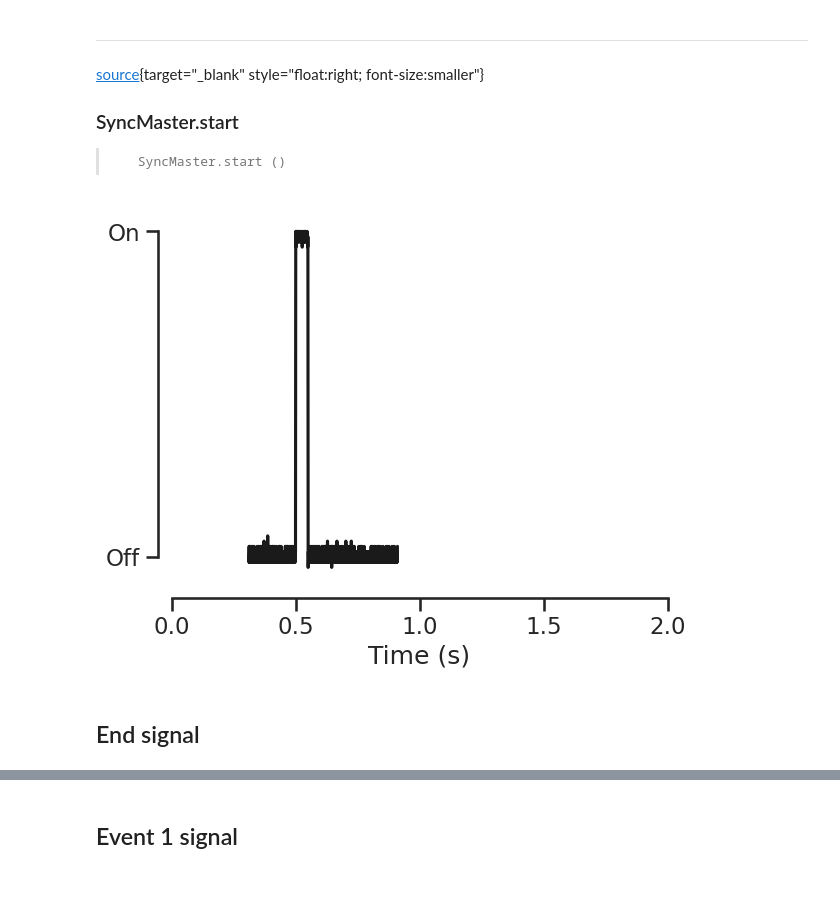
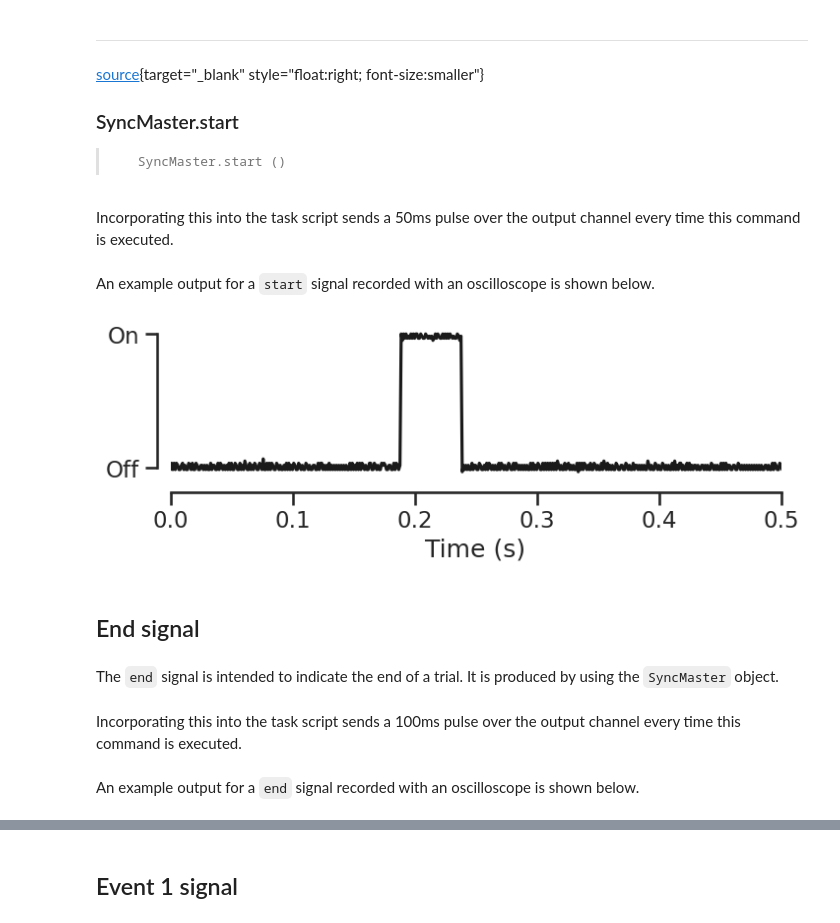
Before and after one commit to conorkeogh/syncmaster, a Jupyter notebook: nbs/03_triggering.ipynb, the cells around one changed output, grey strips where cells are left out. Drawn from its saved outputs; the diff is of its cells as text; code cells hidden in the pictures; blank space fills up the shorter version.

```diff
--- a/nbs/03_triggering.ipynb
+++ b/nbs/03_triggering.ipynb
@@ -34,42 +53,52 @@ show_doc(SyncMaster.start)
 ### SyncMaster.start
 
 >      SyncMaster.start ()
+# %% [markdown]
+Incorporating this into the task script sends a 50ms pulse over the output channel every time this command is executed.
 # %%
 #|eval: false
 # Send start signal
 device.start()
+# %% [markdown]
+An example output for a `start` signal recorded with an oscilloscope is shown below.
 # %%
 #|echo:false
 # Load data
 data = np.loadtxt('./example_data/start_trigger.csv', delimiter=',', skiprows=2, usecols=[0,1])
 
 t = data[:, 0]
 v = data[:, 1]
 
-t = t + 0.5
+t = t + abs(t.min())
 
-fig, ax = plt.subplots()
+fig, ax = plt.subplots(figsize=(8,2))
 
 ax.plot(t, v, 'k')
 
 ax.set(
     yticks = (0, np.max(v)),
     yticklabels = ['Off', 'On'],
-    xlim = (0, 2),
+    xlim = (0, 0.5),
     xlabel = 'Time (s)'
 )
 
 sns.despine(ax=ax, offset=10, trim=True)
 # %% [output]
-[figure, old version]
+[figure, new version]
 # %% [markdown]
 ## End signal
+# %% [markdown]
+The `end` signal is intended to indicate the end of a trial. It is produced by using the `SyncMaster` object.
 # %%
 show_doc(SyncMaster.end)
+# %% [markdown]
+Incorporating this into the task script sends a 100ms pulse over the output channel every time this command is executed.
 # %%
 #|eval: false
 # Send end signal
 device.end()
+# %% [markdown]
+An example output for a `end` signal recorded with an oscilloscope is shown below.
 # %%
 #|echo:false
 # Load data
```
Also changed, not shown: parts of 13 cells of this notebook.
